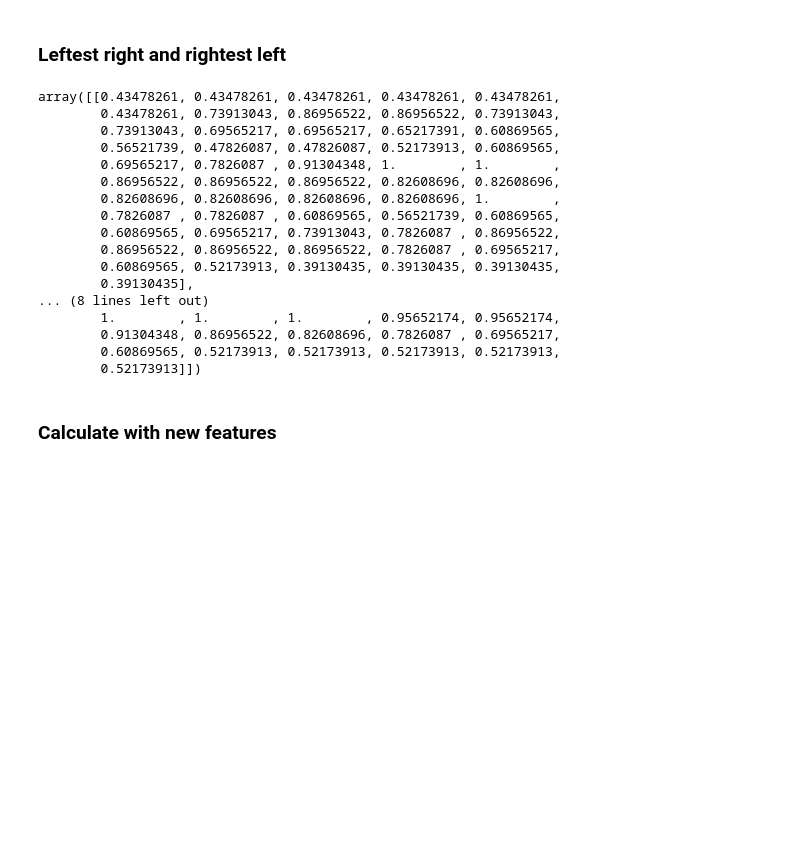
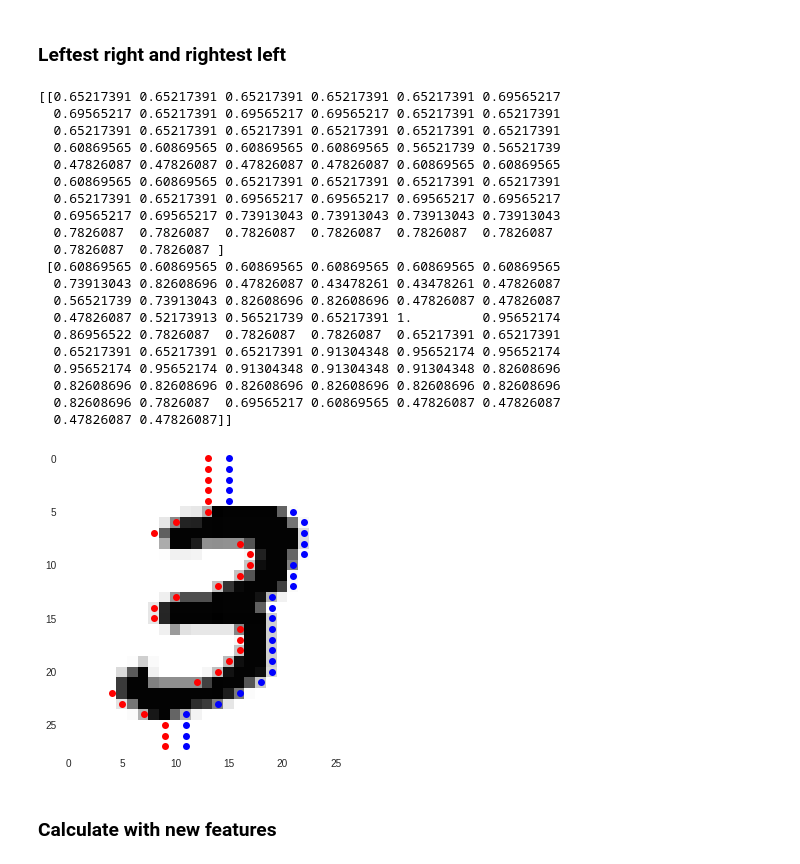
Before and after one commit to algo74/MLCourse, a Jupyter notebook: HW1/hw1_problem5.ipynb, the cells around one changed output. Drawn from its saved outputs; the diff is of its cells as text; code cells hidden in the pictures; blank space fills up the shorter version.

```diff
--- a/HW1/hw1_problem5.ipynb
+++ b/HW1/hw1_problem5.ipynb
@@ -429,26 +433,41 @@ def makeLR_n_RL(X):
   new = np.apply_along_axis(calcLR_n_RL, 1, X)
 
   return new / max(np.max(new), 1)
-
-makeLR_n_RL(orig_tr_im[0:2])
-# %% [output]
-array([[0.43478261, 0.43478261, 0.43478261, 0.43478261, 0.43478261,
-        0.43478261, 0.73913043, 0.86956522, 0.86956522, 0.73913043,
-        0.73913043, 0.69565217, 0.69565217, 0.65217391, 0.60869565,
-        0.56521739, 0.47826087, 0.47826087, 0.52173913, 0.60869565,
-        0.69565217, 0.7826087 , 0.91304348, 1.        , 1.        ,
-        0.86956522, 0.86956522, 0.86956522, 0.82608696, 0.82608696,
-        0.82608696, 0.82608696, 0.82608696, 0.82608696, 1.        ,
-        0.7826087 , 0.7826087 , 0.60869565, 0.56521739, 0.60869565,
-        0.60869565, 0.69565217, 0.73913043, 0.7826087 , 0.86956522,
-        0.86956522, 0.86956522, 0.86956522, 0.7826087 , 0.69565217,
-        0.60869565, 0.52173913, 0.39130435, 0.39130435, 0.39130435,
-        0.39130435],
-... (8 lines left out)
-        1.        , 1.        , 1.        , 0.95652174, 0.95652174,
-        0.91304348, 0.86956522, 0.82608696, 0.7826087 , 0.69565217,
-        0.60869565, 0.52173913, 0.52173913, 0.52173913, 0.52173913,
-        0.52173913]])
+# %%
+# demo
+
+LR_n_RL = makeLR_n_RL(orig_tr_im[6:8])
+
+print(LR_n_RL)
+
+plt_y = range(0,28)
+plt.imshow(train_images_original[7])
+plt.grid(None)
+plt.plot(27-LR_n_RL[1,0:28]*23, plt_y, 'ro')
+plt.plot(LR_n_RL[1,28:]*23, plt_y, 'bo')
+plt.show()
+# %% [output]
+[[0.65217391 0.65217391 0.65217391 0.65217391 0.65217391 0.69565217
+  0.69565217 0.65217391 0.69565217 0.69565217 0.65217391 0.65217391
+  0.65217391 0.65217391 0.65217391 0.65217391 0.65217391 0.65217391
+  0.60869565 0.60869565 0.60869565 0.60869565 0.56521739 0.56521739
+  0.47826087 0.47826087 0.47826087 0.47826087 0.60869565 0.60869565
+  0.60869565 0.60869565 0.65217391 0.65217391 0.65217391 0.65217391
+  0.65217391 0.65217391 0.69565217 0.69565217 0.69565217 0.69565217
+  0.69565217 0.69565217 0.73913043 0.73913043 0.73913043 0.73913043
+  0.7826087  0.7826087  0.7826087  0.7826087  0.7826087  0.7826087
+  0.7826087  0.7826087 ]
+ [0.60869565 0.60869565 0.60869565 0.60869565 0.60869565 0.60869565
+  0.73913043 0.82608696 0.47826087 0.43478261 0.43478261 0.47826087
+  0.56521739 0.73913043 0.82608696 0.82608696 0.47826087 0.47826087
+  0.47826087 0.52173913 0.56521739 0.65217391 1.         0.95652174
+  0.86956522 0.7826087  0.7826087  0.7826087  0.65217391 0.65217391
+  0.65217391 0.65217391 0.65217391 0.91304348 0.95652174 0.95652174
+  0.95652174 0.95652174 0.91304348 0.91304348 0.91304348 0.82608696
+  0.82608696 0.82608696 0.82608696 0.82608696 0.82608696 0.82608696
+  0.82608696 0.7826087  0.69565217 0.60869565 0.47826087 0.47826087
+  0.47826087 0.47826087]]
+[figure, added]
 # %% [markdown]
 ### Calculate with new features
 # %%
```
Also changed, not shown: parts of 12 cells of this notebook.
